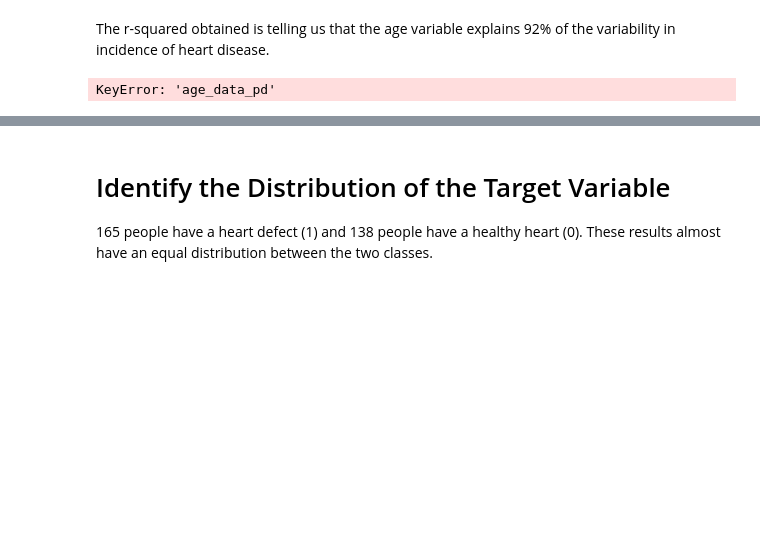
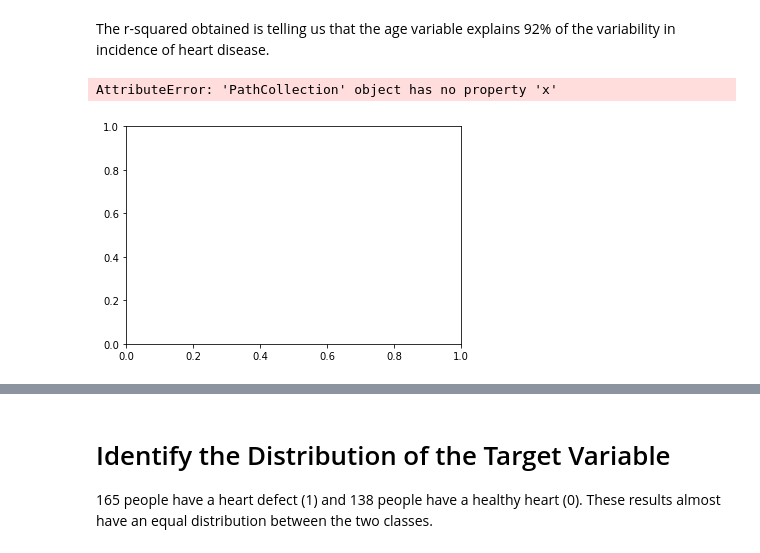
Before and after one commit to Trishmcc/Synthesised_Dataset, a Jupyter notebook: Synthesised_Dataset.ipynb, the cells around one changed output, grey strips where cells are left out. Saved outputs shown, nothing was run; the diff lists cells and outputs as text; code cells hidden in the pictures; blank space fills up the shorter version.

```diff
--- a/Synthesised_Dataset.ipynb
+++ b/Synthesised_Dataset.ipynb
@@ -461,15 +493,25 @@ Notes:
 # %% [markdown]
 The r-squared obtained is telling us that the age variable explains 92% of the variability in incidence of heart disease.
 # %%
-import seaborn as sns
-import matplotlib.pyplot as plt
+#plt.plot(age_data_pd)
+#plt.show()
+
+sns.scatterplot(data=heart_disease_pd, X="chest_data_pd", Y="age_data_pd")
+
+
+
+#sns.scatterplot(X="heart_disease_pd", Y="age_data_pd")
+
+#import seaborn as sns
+#import matplotlib.pyplot as plt
 # plotting the data points
-sns.scatterplot(X=X['age_data_pd'], y=y)
+#sns.scatterplot(X=X['age_data_pd'], y=y)
 #plotting the line
-sns.lineplot(X=X['age_data_pd'],y=y_pred, color='red')
+#sns.lineplot(X=X['age_data_pd'],y=y_pred, color='red')
 #axes
-plt.xlim(0)
-plt.ylim(0)
-plt.show()
+#plt.xlim(0)
+#plt.ylim(0)
+#plt.show()
 # %% [output]
-KeyError: 'age_data_pd'
+AttributeError: 'PathCollection' object has no property 'x'
+[figure, added]
```
Also changed, not shown: parts of 27 cells of this notebook.
